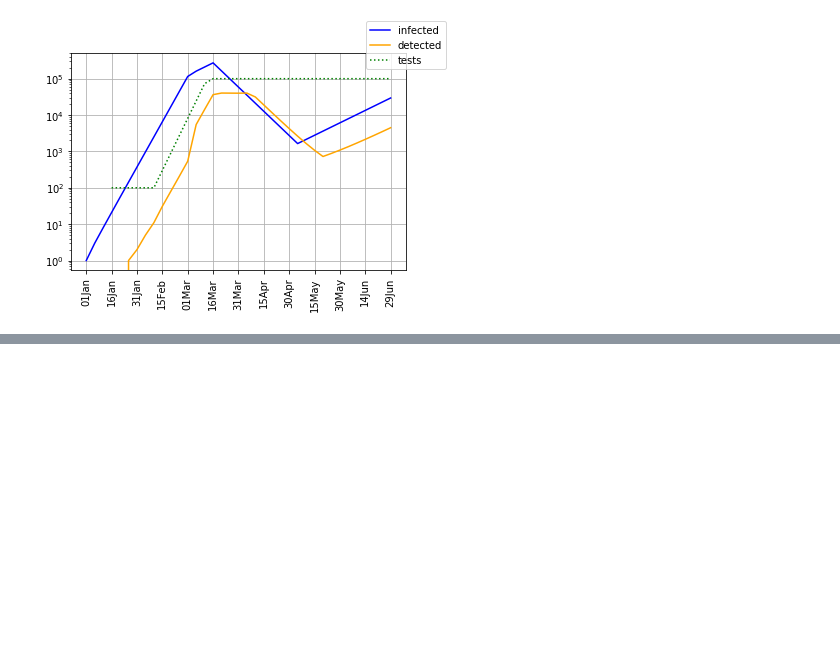
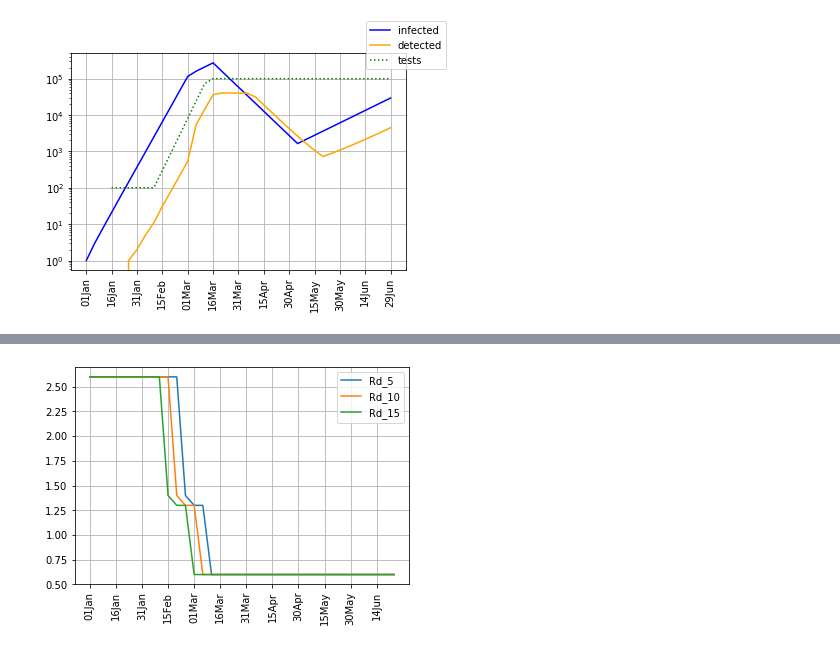
Before and after one commit to emtseng/sp20-info6010, a Jupyter notebook: s4.ipynb, the cells around one changed output, grey strips where cells are left out. Drawn from its saved outputs; the diff is of its cells as text; code cells hidden in the pictures; blank space fills up the shorter version.

```diff
--- a/s4.ipynb
+++ b/s4.ipynb
@@ -755,0 +758,17 @@ Assuming 1% IFR, this is 1180 more deaths
+# %%
+Rd = [2.6]*12 + [1.4,1.3,1.3] + [.6]*21
+Rd_5 = Rd[1:] + [.6]*1
+Rd_10 = Rd[2:] + [.6]*2
+Rd_15 = Rd[3:] + [.6]*3
+
+fig = plt.figure()
+ax = fig.add_subplot(1,1,1)
+ax.plot(np.arange(len(Rd)), Rd_5, label='Rd_5')
+ax.plot(np.arange(len(Rd)), Rd_10, label='Rd_10')
+ax.plot(np.arange(len(Rd)), Rd_15, label='Rd_15')
+ax.set_xticks(np.arange(len(Rc), step=3))
+ax.set_xticklabels(['01Jan', '16Jan', '31Jan', '15Feb', '01Mar', '16Mar', '31Mar', '15Apr', '30Apr', '15May', '30May', '14Jun', '29Jun'], rotation=90)
+plt.legend()
+plt.grid(which='major')
+# %% [output]
+[figure, added]
```
Also changed, not shown: parts of 15 cells of this notebook, 1 other file.
